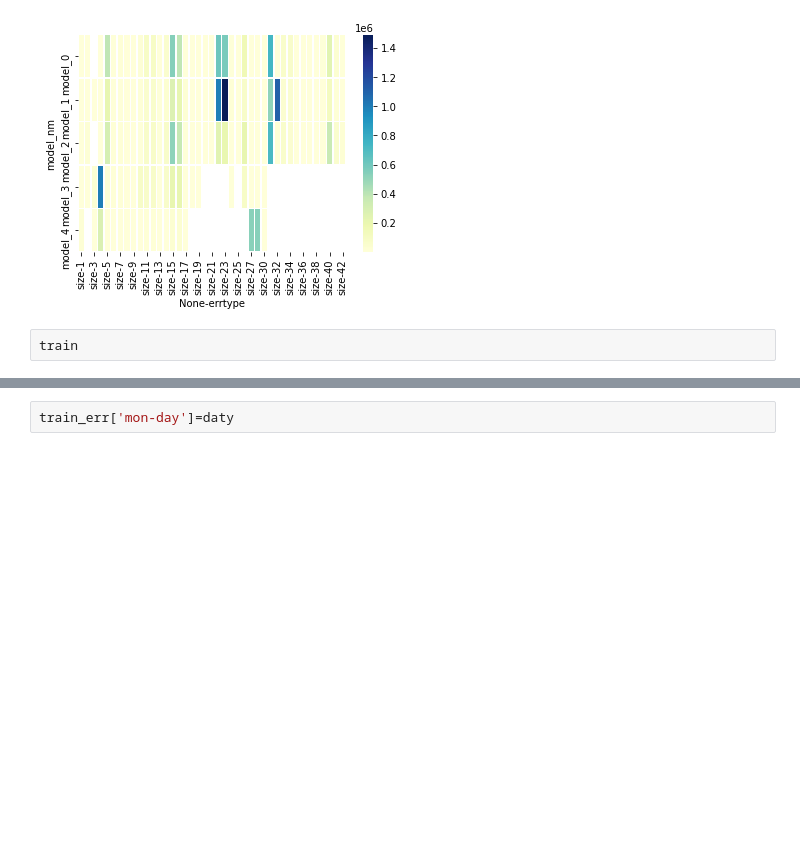
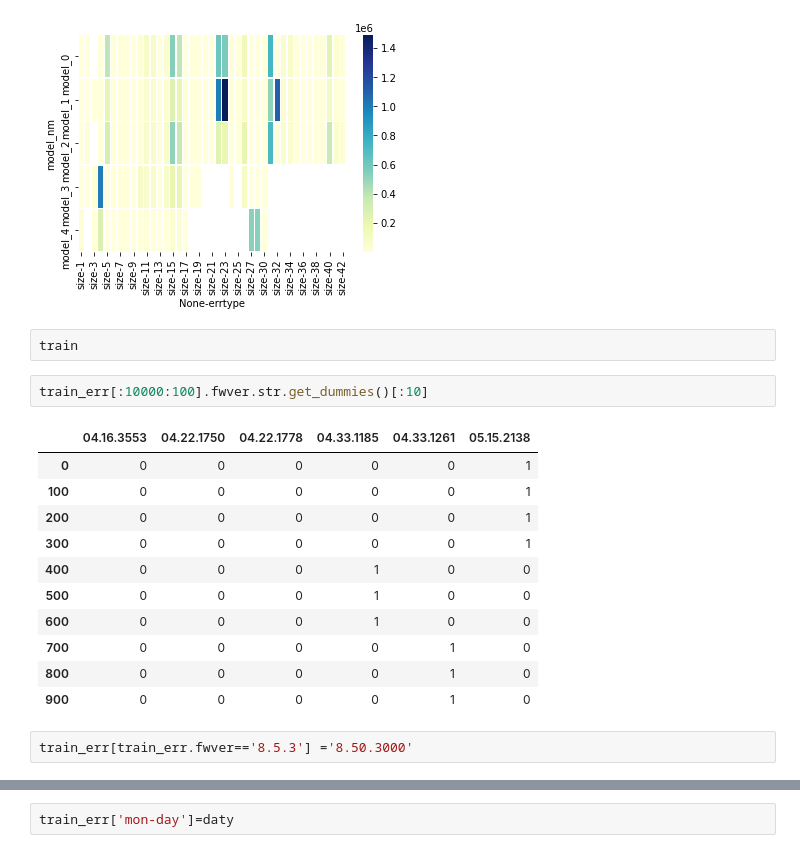
Before and after one commit to yg-renaissance/user-inconvenience-prediction, a Jupyter notebook: epsilon_eda.ipynb, the cells around one changed output, grey strips where cells are left out. Saved outputs shown, nothing was run; the diff lists cells and outputs as text; blank space fills up the shorter version.

```diff
--- a/epsilon_eda.ipynb
+++ b/epsilon_eda.ipynb
@@ -192,6 +207,22 @@ ValueError: Unknown format code 'd' for object of type 'float'
 [figure]
 # %%
 train
+# %%
+train_err[:10000:100].fwver.str.get_dummies()[:10]
+# %% [output]
+|  | 04.16.3553 | 04.22.1750 | 04.22.1778 | 04.33.1185 | 04.33.1261 | 05.15.2138 |
+| 0 | 0 | 0 | 0 | 0 | 0 | 1 |
+| 100 | 0 | 0 | 0 | 0 | 0 | 1 |
+| 200 | 0 | 0 | 0 | 0 | 0 | 1 |
+| 300 | 0 | 0 | 0 | 0 | 0 | 1 |
+| 400 | 0 | 0 | 0 | 1 | 0 | 0 |
+| 500 | 0 | 0 | 0 | 1 | 0 | 0 |
+| 600 | 0 | 0 | 0 | 1 | 0 | 0 |
+| 700 | 0 | 0 | 0 | 0 | 1 | 0 |
+| 800 | 0 | 0 | 0 | 0 | 1 | 0 |
+| 900 | 0 | 0 | 0 | 0 | 1 | 0 |
+# %%
+train_err[train_err.fwver=='8.5.3'] ='8.50.3000'
 # %%
 train_err.groupby(['model_nm','fwver']).errtype.size()
 # %% [output]
```
Also changed, not shown: parts of 5 cells of this notebook, 1 other file.
